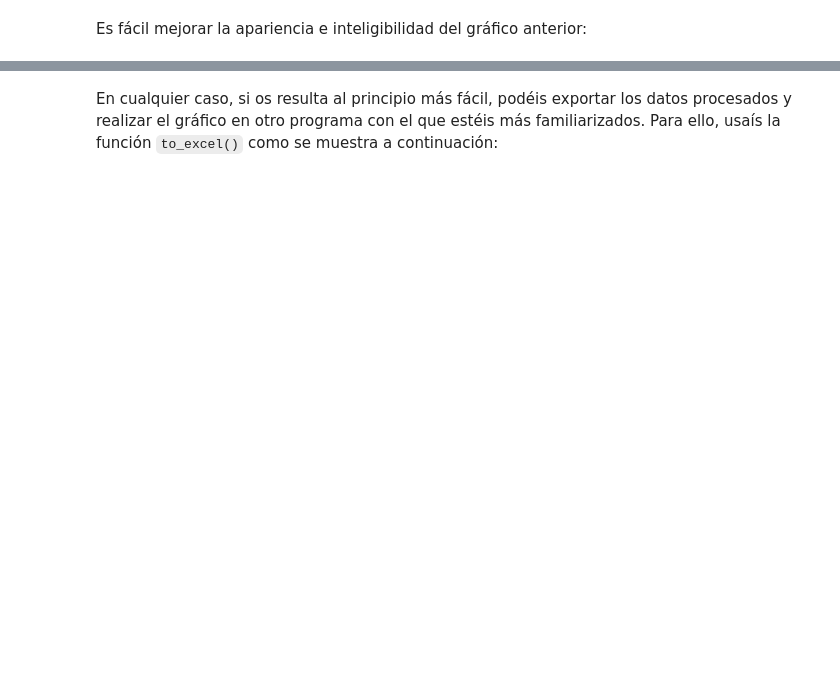
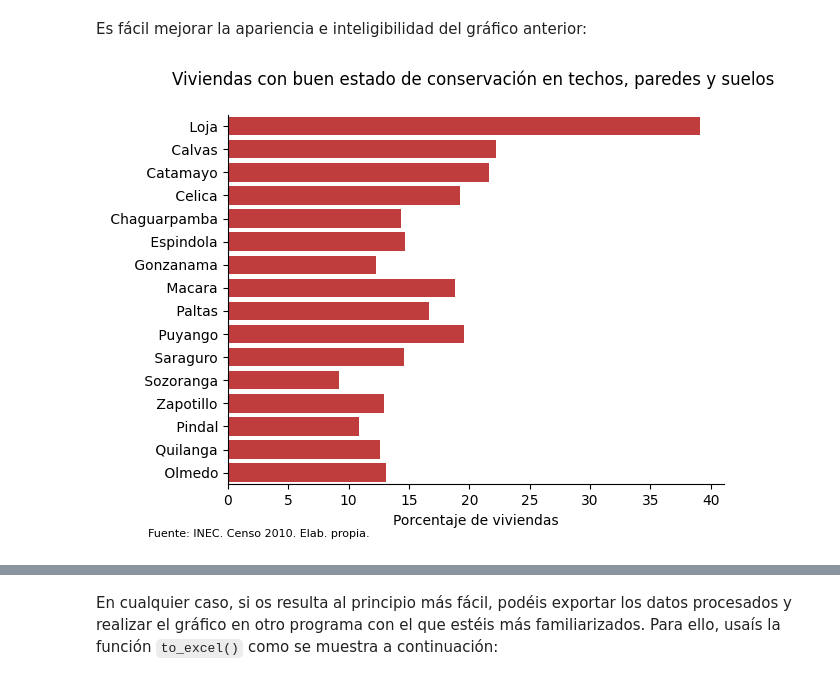
Before and after one commit to otoperalias/teaching, a Jupyter notebook: UTE_TallerAnalisisCuanti.ipynb, the cells around one changed output, grey strips where cells are left out. Saved outputs shown, nothing was run; the diff lists cells and outputs as text; code cells hidden in the pictures; blank space fills up the shorter version.

```diff
--- a/UTE_TallerAnalisisCuanti.ipynb
+++ b/UTE_TallerAnalisisCuanti.ipynb
@@ -385,10 +366,13 @@ sns.barplot(data=vpo_c, y="Cantón",x="techo_mat_p", color="tab:red")
 Es fácil mejorar la apariencia e inteligibilidad del gráfico anterior:
 # %%
 fig,ax=plt.subplots()
-sns.barplot(data=vpo_c, y="Cantón",x="techo_mat_p", color="tab:red")
+sns.barplot(data=vpo_c, y="Cantón",x="buen_est_p", color="tab:red")
 ax.set_xlabel("Porcentaje de viviendas")
 ax.set_ylabel("")
 ax.spines['top'].set_visible(False)
 ax.spines['right'].set_visible(False)
-ax.set_title("Viviendas con techos de teja u hormigón \n")
+ax.set_title("Viviendas con buen estado de conservación en techos, paredes y suelos \n")
+fig.text(0,0,"Fuente: INEC. Censo 2010. Elab. propia.", size=8)
 plt.show()
+# %% [output]
+[figure, added]
```
Also changed, not shown: parts of 37 cells of this notebook.
